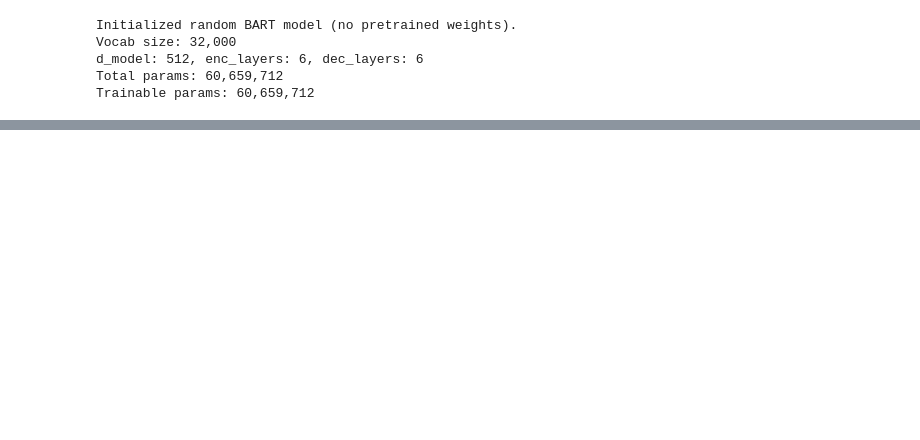
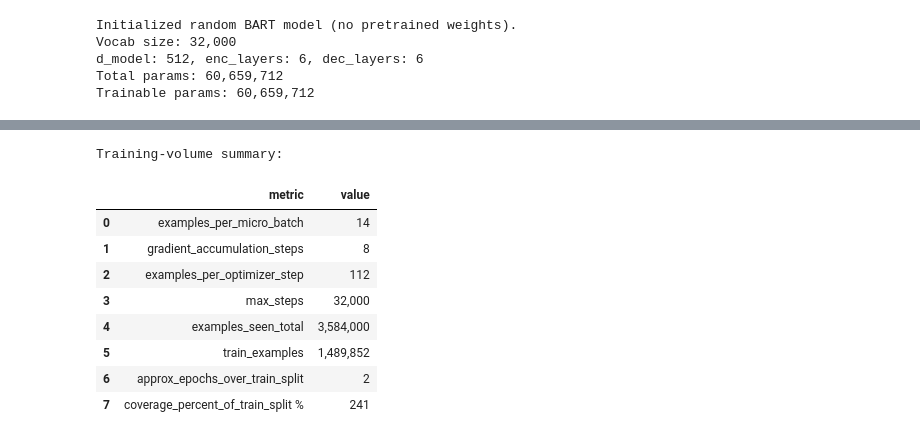
Before and after one commit to mamounyosef/en-ar-translation, a Jupyter notebook: notebooks/02_model_training.ipynb, the cells around one changed output, grey strips where cells are left out. Drawn from its saved outputs; the diff is of its cells as text; code cells hidden in the pictures; blank space fills up the shorter version.

```diff
--- a/notebooks/02_model_training.ipynb
+++ b/notebooks/02_model_training.ipynb
@@ -514,0 +649,40 @@ Trainable params: 60,659,712
+# %%
+# Micro-step 18: dynamic training-volume analytics
+assert "per_device_train_batch_size" in globals(), "Run runtime config cell first"
+assert "gradient_accumulation_steps" in globals(), "Run runtime config cell first"
+assert "max_steps" in globals(), "Run optimizer/scheduler cell first"
+assert "train_df" in globals(), "Run split/bidirectional cells first"
+
+examples_per_micro_batch = int(per_device_train_batch_size)
+examples_per_optimizer_step = int(per_device_train_batch_size * gradient_accumulation_steps)
+examples_seen_total = int(max_steps * examples_per_optimizer_step)
+train_examples = int(len(train_df))
+approx_epochs = (examples_seen_total / train_examples) if train_examples else 0.0
+
+analytics_df = pd.DataFrame([
+    {"metric": "examples_per_micro_batch", "value": examples_per_micro_batch},
+    {"metric": "gradient_accumulation_steps", "value": int(gradient_accumulation_steps)},
+    {"metric": "examples_per_optimizer_step", "value": examples_per_optimizer_step},
+    {"metric": "max_steps", "value": int(max_steps)},
+    {"metric": "examples_seen_total", "value": examples_seen_total},
+    {"metric": "train_examples", "value": train_examples},
+    {"metric": "approx_epochs_over_train_split", "value": round(approx_epochs, 4)},
+    {"metric": "coverage_percent_of_train_split %", "value": round(approx_epochs * 100, 2)},
+])
+
+analytics_df = analytics_df.astype({"value": float})
+
+
+print("Training-volume summary:")
+analytics_df.style.format({"value": "{:,.0f}"})
+# %% [output]
+Training-volume summary:
+|  | metric | value |
+| 0 | examples_per_micro_batch | 14 |
+| 1 | gradient_accumulation_steps | 8 |
+| 2 | examples_per_optimizer_step | 112 |
+| 3 | max_steps | 32,000 |
+| 4 | examples_seen_total | 3,584,000 |
+| 5 | train_examples | 1,489,852 |
+| 6 | approx_epochs_over_train_split | 2 |
+| 7 | coverage_percent_of_train_split % | 241 |
```
Also changed, not shown: parts of 15 cells of this notebook.
